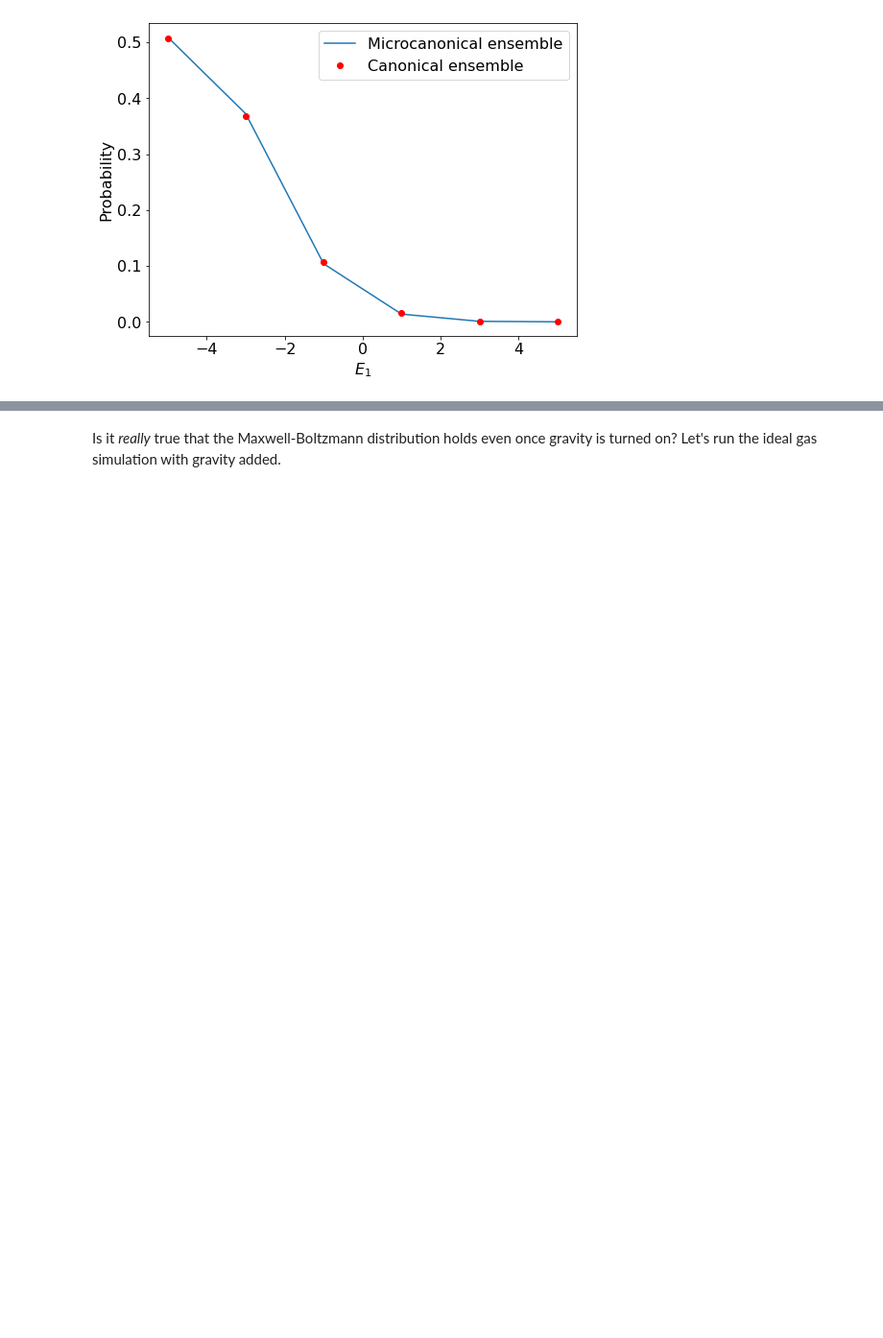
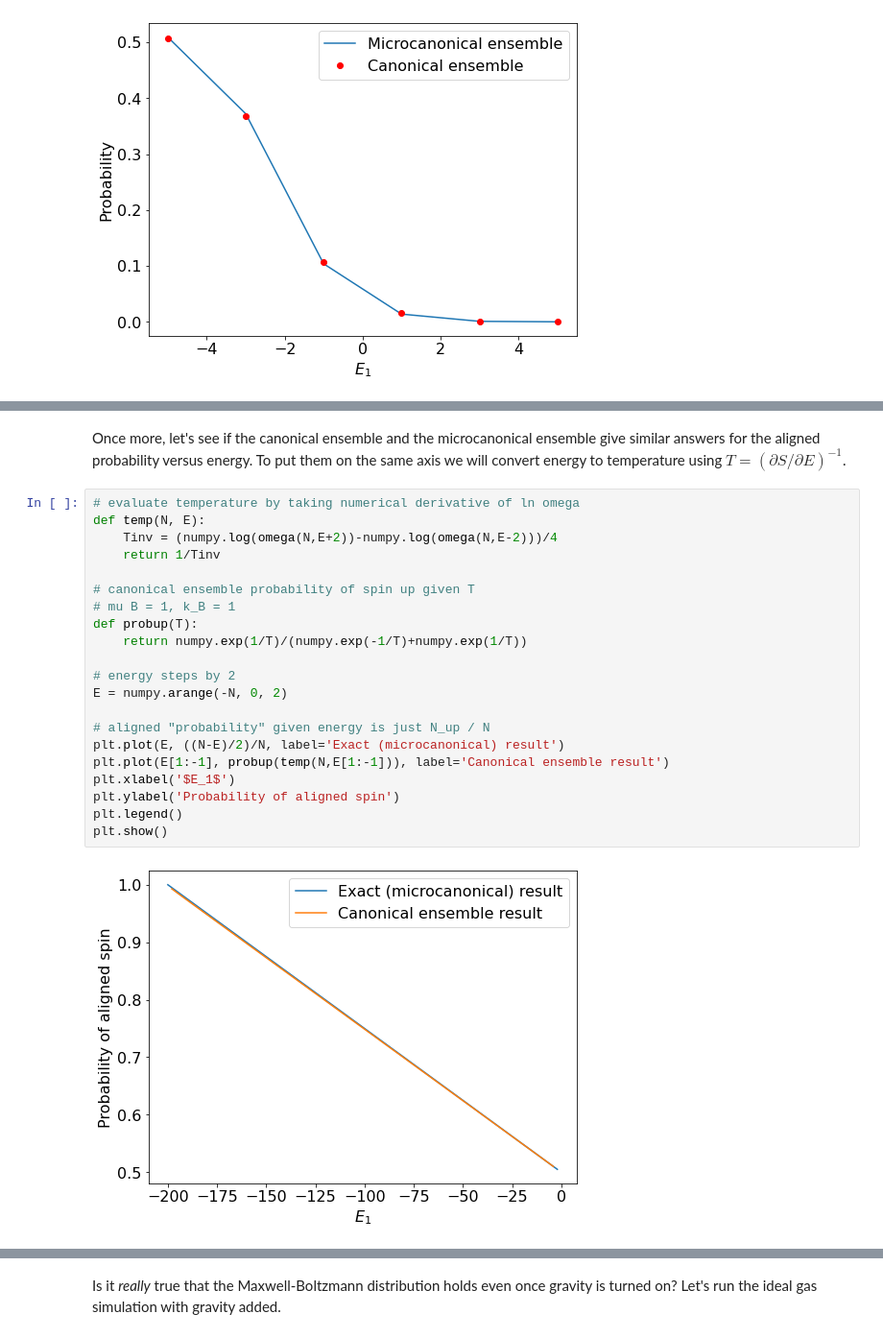
Before and after one commit to ponyisi/phy_355_fall2020, a Jupyter notebook: 8 - The Canonical Ensemble.ipynb, the cells around one changed output, grey strips where cells are left out. Shown at 96% size. Cells and saved outputs as stored; diff of their text form; blank space fills up the shorter version.

```diff
--- a/8 - The Canonical Ensemble.ipynb
+++ b/8 - The Canonical Ensemble.ipynb
@@ -117 +150,26 @@ Requirement already satisfied: setuptools in /usr/lib/python3.8/site-packages (f
+# %% [markdown]
+Once more, let's see if the canonical ensemble and the microcanonical ensemble give similar answers for the aligned probability versus energy. To put them on the same axis we will convert energy to temperature using $T = (\partial S/\partial E)^{-1}$.
+# %%
+# evaluate temperature by taking numerical derivative of ln omega
+def temp(N, E):
+    Tinv = (numpy.log(omega(N,E+2))-numpy.log(omega(N,E-2)))/4
+    return 1/Tinv
+
+# canonical ensemble probability of spin up given T
+# mu B = 1, k_B = 1
+def probup(T):
+    return numpy.exp(1/T)/(numpy.exp(-1/T)+numpy.exp(1/T))
+
+# energy steps by 2
+E = numpy.arange(-N, 0, 2)
+
+# aligned "probability" given energy is just N_up / N
+plt.plot(E, ((N-E)/2)/N, label='Exact (microcanonical) result')
+plt.plot(E[1:-1], probup(temp(N,E[1:-1])), label='Canonical ensemble result')
+plt.xlabel('$E_1$')
+plt.ylabel('Probability of aligned spin')
+plt.legend()
+plt.show()
+# %% [output]
+[figure, added]
 # %% [markdown]
```
Also changed, not shown: parts of 8 cells of this notebook.
